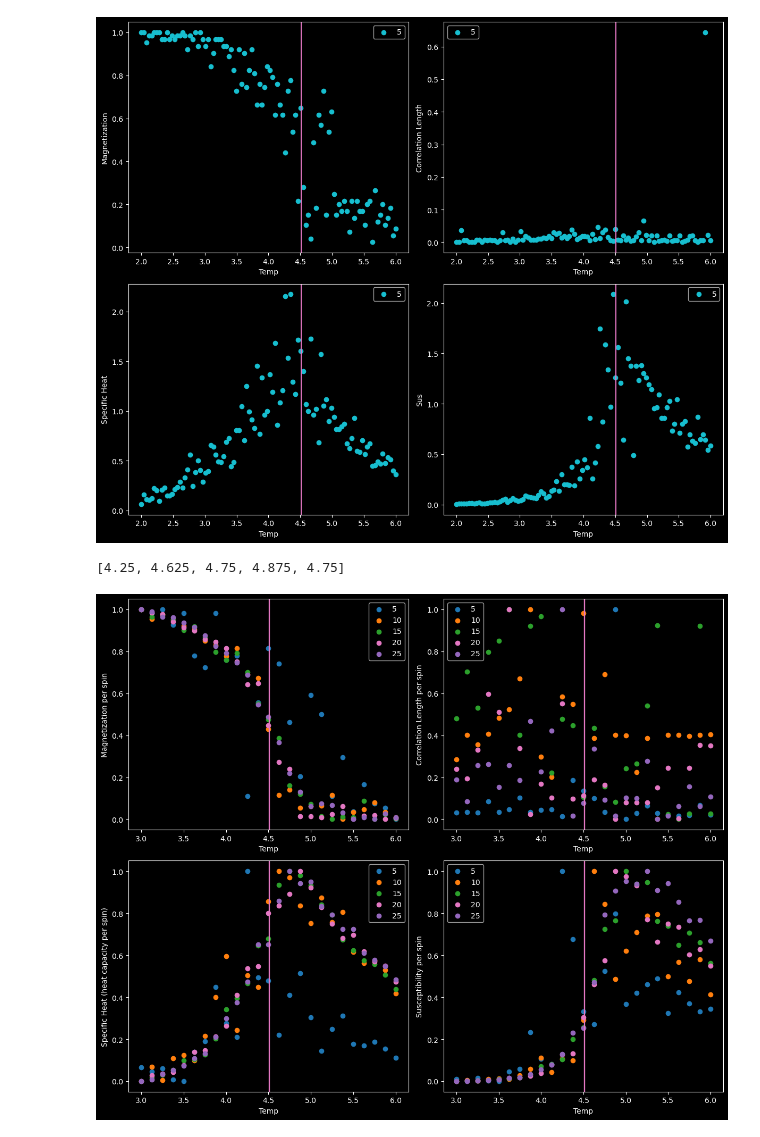
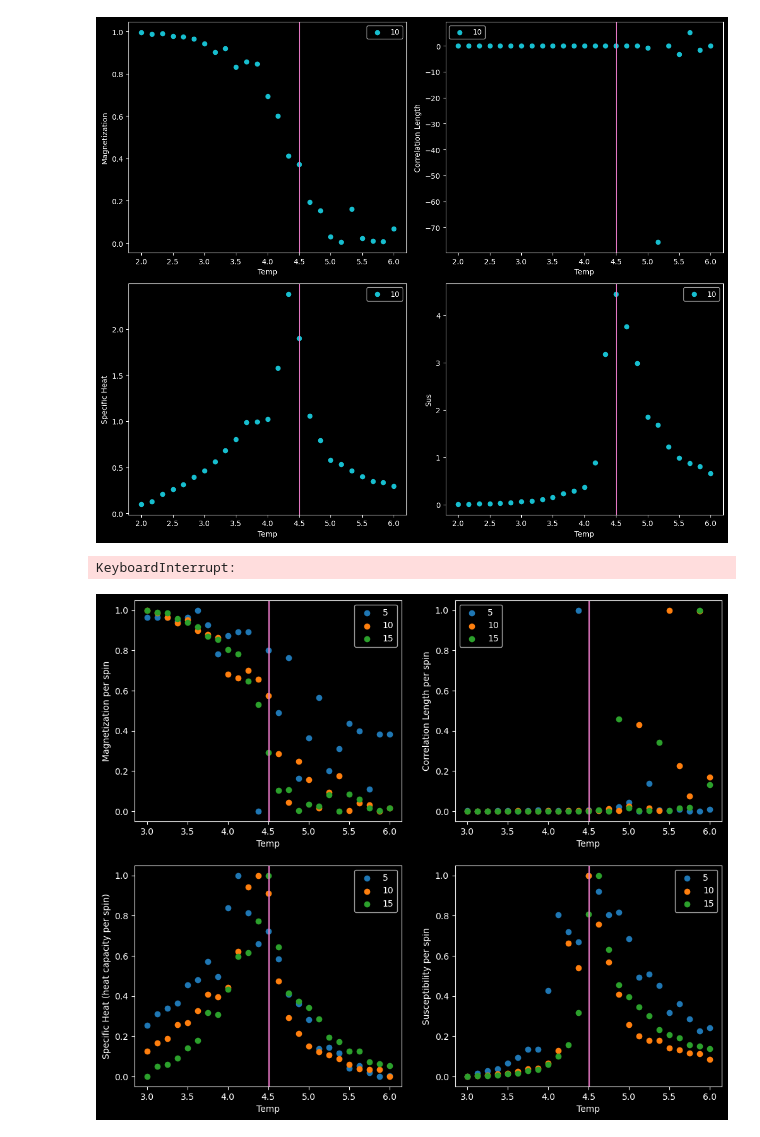
Before and after one commit to PHYS-5201-Final/IsingModel, a Jupyter notebook: 3DIsing.ipynb, the cells around one changed output. Drawn from its saved outputs; the diff is of its cells as text; code cells hidden in the pictures.

```diff
--- a/3DIsing.ipynb
+++ b/3DIsing.ipynb
@@ -60,11 +60,14 @@ def calculate_sus(total_M, total_M_squared, mcs):
 
 
 def calculate_correlation_length(spins, M, mcs, L):
-    # exp(-r/xi) = <s_i s_j> - m^2 --> -r/xi = ln(<s_i s_j> - m^2) ---> xi = -r/ln(<s_i s_j> - m^2)
+    # exp(-r/xi) = <s_i s_j> - m^2 --> -r/xi = ln(|<s_i s_j> - m^2|) ---> xi = -r/ln(|sus|)
+
+
     m = M/(L**3)
     m_squared = m**2
 
     xi_accumulator = 0
+    counter = 0
     for i in range(L):
         for j in range(L):
             spin1 = spins[i, i, i]
@@ -75,6 +78,10 @@ def calculate_correlation_length(spins, M, mcs, L):
             r = np.sqrt(3*(i-j)**2)
             xi = -r/np.log(diff)
             xi_accumulator += xi
+            counter += 1
+
+    return xi_accumulator/counter
+
 
     # m = M/(L**3)
     # m_squared = m**2
@@ -99,8 +106,6 @@ def calculate_correlation_length(spins, M, mcs, L):
     # diff = np.abs(spin12 - m_squared)
     # xi = -r/np.log(diff)
     # # xi_accumulator += xi
-
-    return xi
 # %%
 def metropolis_algorithim(spins, T, K, h, L):
     # compute beta
@@ -145,7 +150,7 @@ def monte_carlo(T, K, h, L, steps, spins):
     susceptibilities = []
     correlations = []
 
-    for step in range(steps):
+    for step in tqdm(range(steps)):
         spins = metropolis_algorithim(spins, T, K, h, L)
         if step % 100 == 0 or step == steps-1:
             mcs += 1
@@ -202,7 +207,8 @@ T = 10**(-5)
 K = 1
 h = 0
 L = 10
-steps = 50000
+steps_per_spin = 1000
+steps = L**3*steps_per_spin
 
 spins_initial = initial_spins(L)
 copy_of_spins_initial = spins_initial.copy()
@@ -255,4 +261,6 @@ plt.legend()
 plt.tight_layout()
 plt.show()
 plt.close()
+
+# print(quantities[4])
 # %% [output]
@@ -267,7 +276,7 @@ def plot_final_vs_t(temps, final_vals, axs, name, L, c='tab:cyan'):
     return axs
 # %%
 spins_aligned = aligned_spins(L)
-temps = np.linspace(2, 6, 100)
+temps = np.linspace(2, 6, 25)
 final_Es = []
 final_Ms = []
 final_Cs = []
@@ -277,8 +286,8 @@ final_xis = []
 # turn off external magnetic field
 K = 1
 h = 0
-L = 5
-steps = 10000
+L = 10
+# steps = 10000
 
 for T in tqdm(temps):
     aligned_spins_initial = spins_aligned.copy()
@@ -301,14 +310,14 @@ plt.tight_layout()
 plt.show()
 plt.close()
 # %% [output]
-[figure, old version]
+[figure, new version]
 # %%
 max_Cs = []
 max_suss = []
 T_cs = []
 max_Ms = []
 max_xis = []
-steps_per_spin = int(np.ceil(5000/125))
+steps_per_spin = 1000
 
 fig, ax = plt.subplots(2, 2, figsize=(12, 10))
 
@@ -334,35 +343,35 @@ for L in Ls:
     for T in tqdm(temps):
     # T = 4.5108
         aligned_spins_initial = spins_aligned.copy()
         _, quantities = monte_carlo(T, K, h, L, steps, aligned_spins_initial)
         final_Es.append(quantities[0][-1])
         final_Ms.append(quantities[1][-1])
         final_Cs.append(quantities[2][-1])
         final_chis.append(quantities[3][-1])
         final_xis.append(quantities[4][-1])
 
     max_Cs.append(np.max(final_Cs))
     T_c_i = np.argmax(final_Cs)
     T_cs.append(temps[T_c_i])
 
     max_suss.append(final_chis[T_c_i])
     max_Ms.append(final_Ms[T_c_i])
     max_xis.append(final_xis[T_c_i])
 
     # ax[0, 0] = plot_final_vs_t(temps, normalize(np.array(final_Es)/L**3), ax[0, 0], "Energy per spin", L)
     ax[0, 0] = plot_final_vs_t(temps, normalize(np.abs(final_Ms)/L**3), ax[0, 0], "Magnetization per spin", L, c)
     ax[0, 1] = plot_final_vs_t(temps, normalize(np.abs(final_xis)/L**3), ax[0, 1], "Correlation Length per spin", L, c)
     ax[1, 0] = plot_final_vs_t(temps, normalize(final_Cs), ax[1, 0], "Specific Heat (heat capacity per spin)", L, c)
     ax[1, 1] = plot_final_vs_t(temps, normalize(np.array(final_chis)/L**3), ax[1, 1], "Susceptibility per spin", L, c)
 
 print(T_cs)
 
 plt.tight_layout()
 plt.show()
 plt.close()
 # %% [output]
-[4.25, 4.625, 4.75, 4.875, 4.75]
+KeyboardInterrupt:
-[figure, old version]
+[figure, new version]
 # %%
 max_Cs = []
 max_suss = []
```
Also changed, not shown: parts of 5 cells of this notebook, 1 other file.
